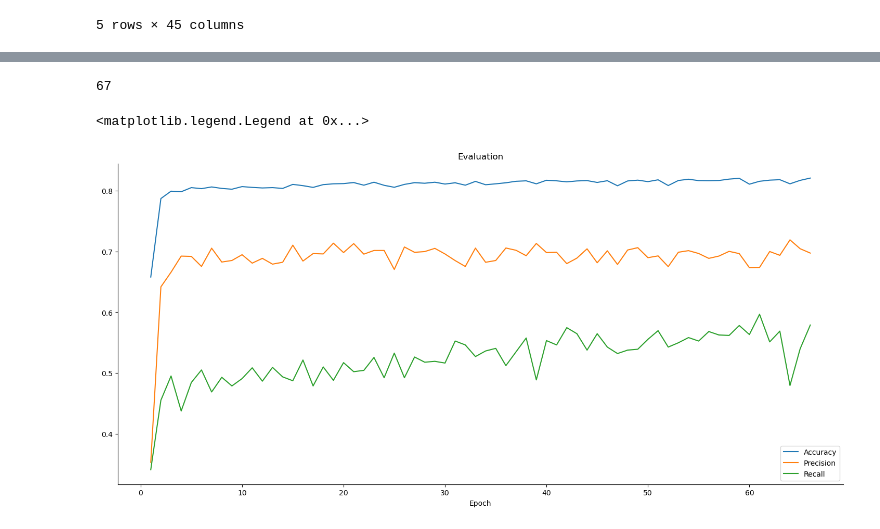
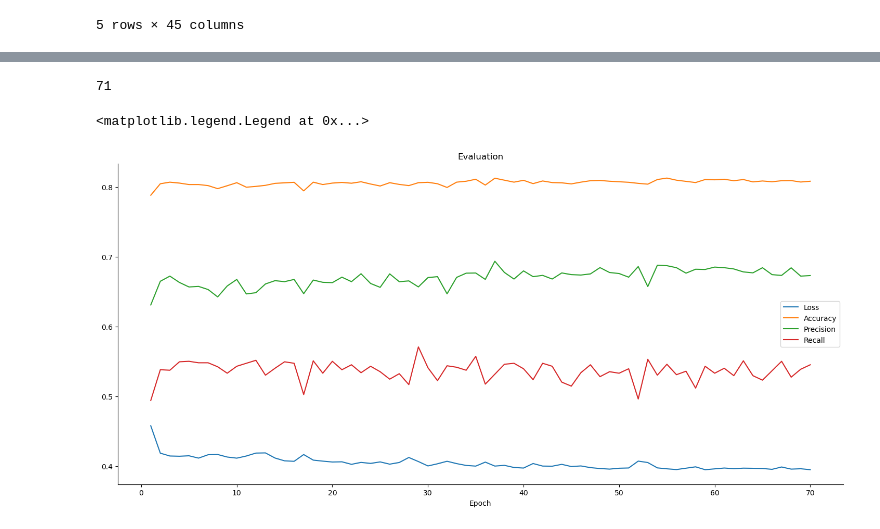
Before and after one commit to Lavinialau/Telecom-churn, a Jupyter notebook: 01_code/4_tf.ipynb, the cells around one changed output, grey strips where cells are left out. Saved outputs shown, nothing was run; the diff lists cells and outputs as text; code cells hidden in the pictures.

Commit message:
Tune tensorflow model using graph

```diff
--- a/01_code/4_tf.ipynb
+++ b/01_code/4_tf.ipynb
@@ -138,14 +140,10 @@ memory usage: 1.0+ MB
 # %%
 # preprocessing for numerical data
 # select numericial columns
-numericial_cols = cleaned_data.dtypes.isin(['int64', 'float64'])
-numericial_cols = list(numericial_cols[numericial_cols].index)
-numericial_cols
+numericial_cols = ['tenure', 'MonthlyCharges', 'TotalCharges']
 
 # scaler
-# kaggle recommends scalling to [0, 1]
-# PS: Ref: https://www.kaggle.com/code/ryanholbrook/stochastic-gradient-descent/tutorial
-num_encoder = MinMaxScaler()
+num_encoder = StandardScaler()
 num_cols_train = pd.DataFrame(num_encoder.fit_transform(X_train[numericial_cols]))
 num_cols_test = pd.DataFrame(num_encoder.fit_transform(X_test[numericial_cols]))
 
@@ -164,7 +162,3 @@ cat_X_test = X_test.drop(numericial_cols, axis=1)
 # Add one-hot encoded columns to numerical features
 X_train = pd.concat([cat_X_train, num_cols_train], axis=1)
 X_test = pd.concat([cat_X_test, num_cols_test], axis=1)
-
-
-X_train.head()
-X_train.shape
@@ -185,13 +177,11 @@ early_stopping = tf.keras.callbacks.EarlyStopping(
 
 # model
 tf_model = tf.keras.Sequential([
-    tf.keras.layers.Dense(128, activation='relu'),   # non-linear
-    tf.keras.layers.Dense(256, activation='relu'),
-    tf.keras.layers.Dense(256, activation='relu'),
+    tf.keras.layers.Dense(8, activation='relu', input_shape = [45]),   # non-linear
+    tf.keras.layers.Dense(4, activation='relu'),
     tf.keras.layers.Dense(1, activation='sigmoid'),      # classification
 ])
 
-# question: why kaggle learn got input?
 # Outstanding: Add dropout and batch normalization (ref: kaggle learn; https://www.kaggle.com/code/ryanholbrook/dropout-and-batch-normalization/tutorial)
 # %%
 # model compile
@@ -239,28 +229,28 @@ Epoch 66/500
 epoch_used = len(history.history['loss'])+1      # python has to add 1 for order in the list
 epoch_used
 # %% [output]
-67
+71
 # %%
 # set up matplotlib for model evaluation
 
 import matplotlib.pyplot as plt
 from matplotlib import rcParams
 
 rcParams['figure.figsize'] = (18,8)
 rcParams['axes.spines.top'] = False
 rcParams['axes.spines.right'] = False
 
 # plot
-# plt.plot(np.arange(1, epoch_used), history.history['loss'], label='Loss')
+plt.plot(np.arange(1, epoch_used), history.history['loss'], label='Loss')
 plt.plot(np.arange(1, epoch_used), history.history['accuracy'], label='Accuracy')
 plt.plot(np.arange(1, epoch_used), history.history['precision'], label='Precision')
 plt.plot(np.arange(1, epoch_used), history.history['recall'], label='Recall')
 plt.title('Evaluation')
 plt.xlabel('Epoch')
 plt.legend()
 # %% [output]
 <matplotlib.legend.Legend at 0x...>
-[figure, old version]
+[figure, new version]
 # %%
 # prediction
 # tf will output probailty instead of 1, 0
```
Also changed, not shown: parts of 8 cells of this notebook, 1 other file.
